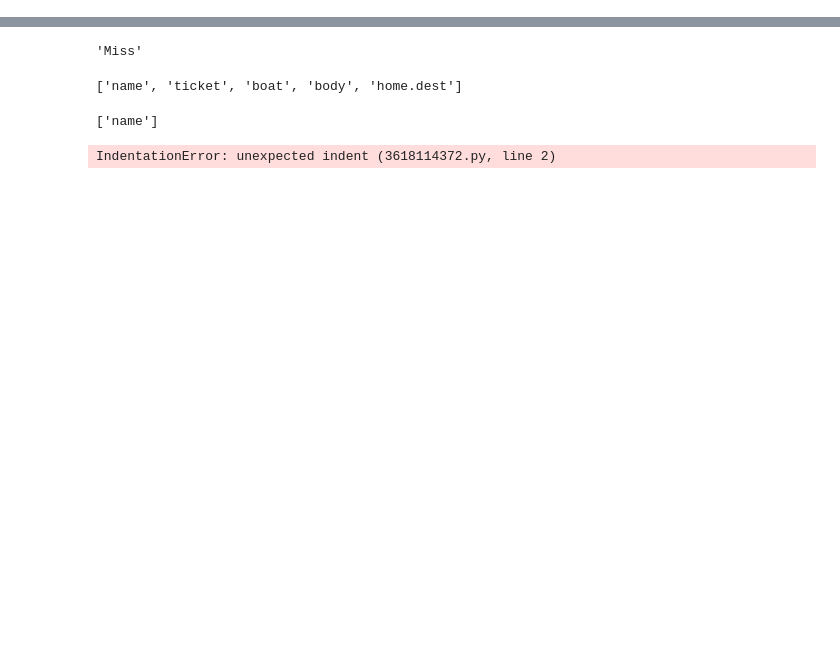
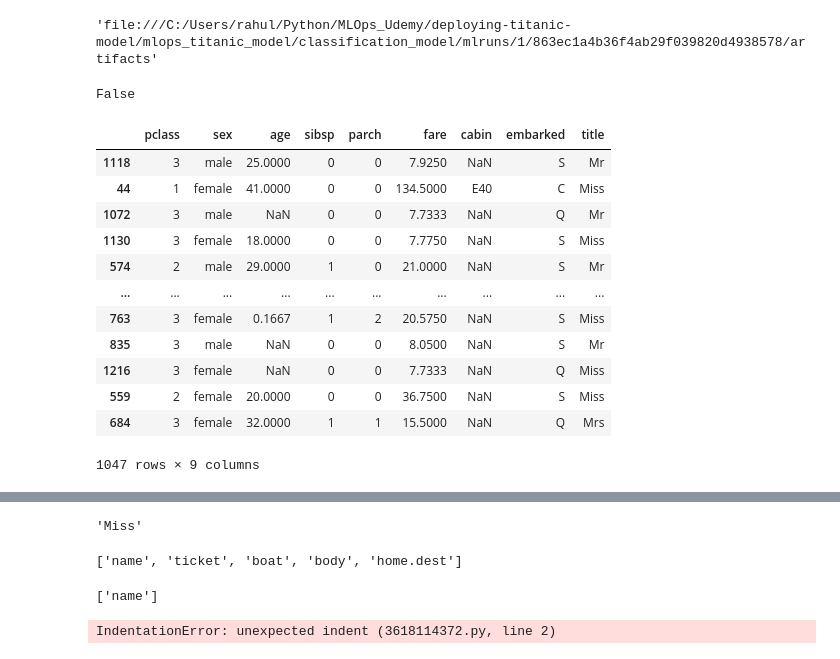
Before and after one commit to RahulChandra2508/mlops_titanic_model, a Jupyter notebook: classification_model/this_is_test_f.ipynb, the cells around one changed output, grey strips where cells are left out. Saved outputs shown, nothing was run; the diff lists cells and outputs as text; code cells hidden in the pictures; blank space fills up the shorter version.

Commit message:
added mlflow

```diff
--- a/classification_model/this_is_test_f.ipynb
+++ b/classification_model/this_is_test_f.ipynb
@@ -4,0 +22,2 @@ save_to_csv()
+# %%
+titanic_pipe.fit(X_train, y_train)
@@ -4,0 +44,3 @@ save_to_csv()
+# %%
+class_ = titanic_pipe.predict(X_train)
+pred = titanic_pipe.predict_proba(X_train)[:, 1]
@@ -4,0 +50,45 @@ save_to_csv()
+# %%
+mlflow_config = config_file["mlflow_config"]
+remote_server_uri = mlflow_config["remote_server_uri"]
+
+mlflow.set_tracking_uri(remote_server_uri)
+
+mlflow.set_experiment(mlflow_config["experiment_name"])
+
+with mlflow.start_run(run_name=mlflow_config["run_name"]) as mlops_run:
+
+    titanic_pipe.fit(X_train, y_train)
+
+    class_ = titanic_pipe.predict(X_train)
+    pred = titanic_pipe.predict_proba(X_train)[:, 1]
+
+    # Logging parameter of the model
+    mlflow.log_param("C", config_file["model_params"]["C"])
+
+    # Logging metrics
+    mlflow.log_metric("accuracy", float(round(accuracy_score(y_train, class_), 3)))
+    mlflow.log_metric("precision", float(round(roc_auc_score(y_train, pred), 3)))
+# %%
+mlops_run.info.artifact_uri
+# %% [output]
+'file:///C:/Users/rahul/Python/MLOps_Udemy/deploying-titanic-model/mlops_titanic_model/classification_model/mlruns/1/863ec1a4b36f4ab29f039820d4938578/artifacts'
+# %%
+mlflow.tracking.is_tracking_uri_set()
+# %% [output]
+False
+# %%
+X_train
+# %% [output]
+|  | pclass | sex | age | sibsp | parch | fare | cabin | embarked | title |
+| 1118 | 3 | male | 25.0000 | 0 | 0 | 7.9250 | NaN | S | Mr |
+| 44 | 1 | female | 41.0000 | 0 | 0 | 134.5000 | E40 | C | Miss |
+| 1072 | 3 | male | NaN | 0 | 0 | 7.7333 | NaN | Q | Mr |
+| 1130 | 3 | female | 18.0000 | 0 | 0 | 7.7750 | NaN | S | Miss |
+| 574 | 2 | male | 29.0000 | 1 | 0 | 21.0000 | NaN | S | Mr |
+| ... | ... | ... | ... | ... | ... | ... | ... | ... | ... |
+| 763 | 3 | female | 0.1667 | 1 | 2 | 20.5750 | NaN | S | Miss |
+| 835 | 3 | male | NaN | 0 | 0 | 8.0500 | NaN | S | Mr |
+| 1216 | 3 | female | NaN | 0 | 0 | 7.7333 | NaN | Q | Miss |
+| 559 | 2 | female | 20.0000 | 0 | 0 | 36.7500 | NaN | S | Miss |
+| 684 | 3 | female | 32.0000 | 1 | 1 | 15.5000 | NaN | Q | Mrs |
+1047 rows × 9 columns
```
Also changed, not shown: parts of 24 cells of this notebook, 57 other files.
